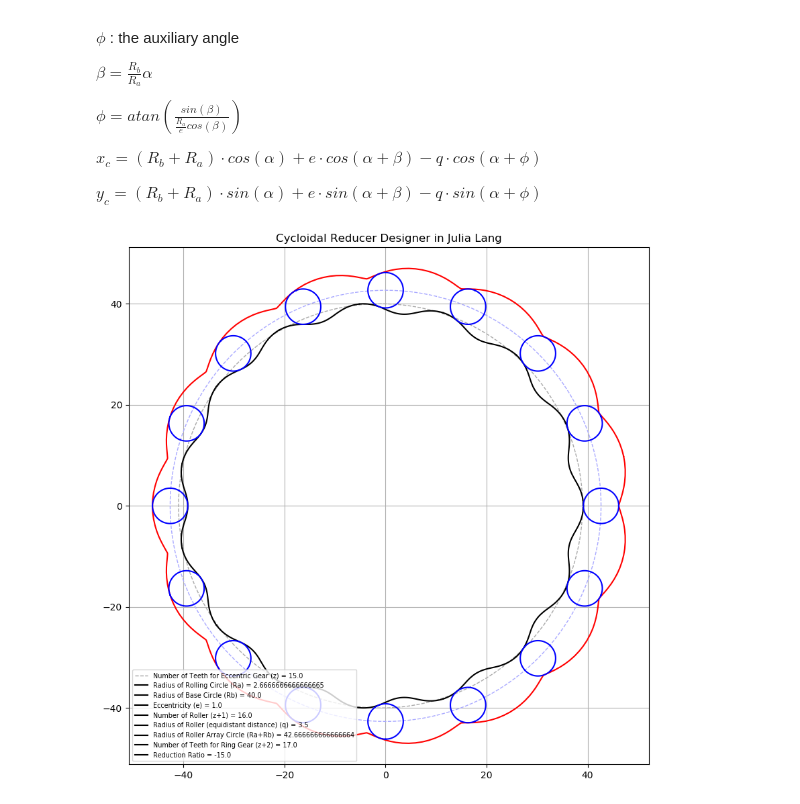
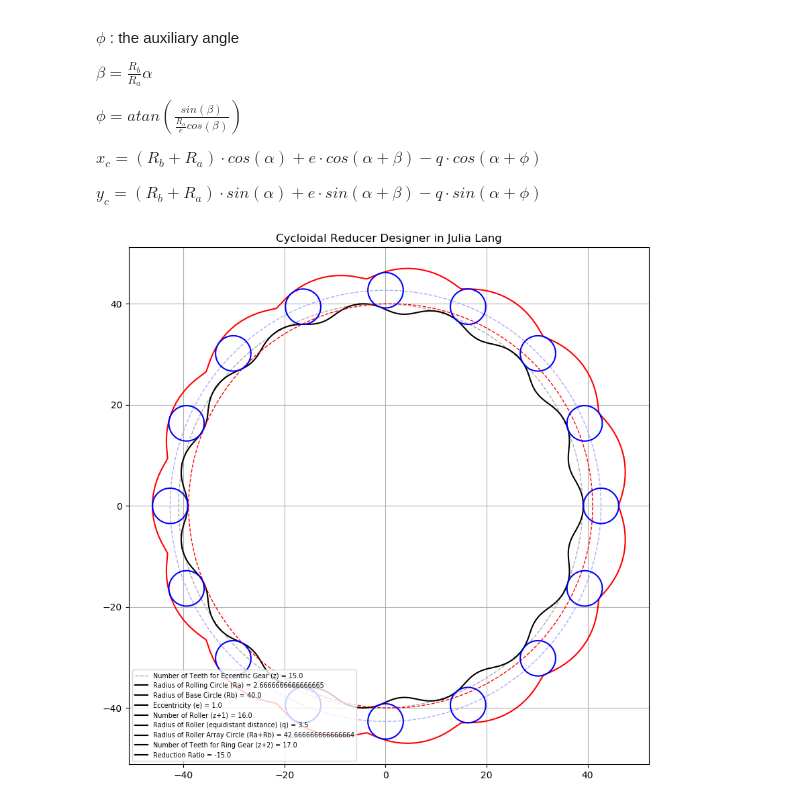
Before and after one commit to dymaxionkim/CRD, a Jupyter notebook: CRD.ipynb, the cells around one changed output. Cells and saved outputs as stored; diff of their text form; code cells hidden in the pictures.

Commit message:
Add plot of base circle for ring gear

```diff
--- a/CRD.ipynb
+++ b/CRD.ipynb
@@ -106,6 +106,7 @@ for i=1:floor(Int64,z)
     plot(Xc2.-e, Yc2, color="#000000", linewidth="1.5")
 end
 # Ring Gear
+plot( Rb.*cos.(alpha).+e, Rb.*sin.(alpha), color="#ff0000", linewidth="1", linestyle="--" )
 plot(XcR2, YcR2, color="#ff0000", linewidth="1.5")
 # Rollers
 plot( (Rb+Ra).*cos.(alpha), (Rb+Ra).*sin.(alpha), color="#aaaaff", linewidth="1", linestyle="--" )
@@ -189,31 +190,31 @@ for i=1:floor(Int64,z)
     for j=1:floor(Int64,length(Xc))
         temp_Xc = Xc.*cos(i*thetaE).-Yc.*sin(i*thetaE);
         temp_Yc = Xc.*sin(i*thetaE).+Yc.*cos(i*thetaE);
         println(fileout, temp_Xc[j].-e,",",temp_Yc[j],",0.0")
     end
 end
 close(fileout)
 
 ##############################################################################################
 ## Save case_ring_gear.csv
 fileout = open("case_ring_gear.csv", "w")
 for i=1:floor(Int64,length(XcR2))
     println(fileout, XcR2[i],",",YcR2[i],",0.0")
 end
 close(fileout)
 
 ##############################################################################################
 ## Save case_spec.csv
 fileout = open("case_spec.csv", "w")
 println(fileout, "Number of Teeth for Eccentric Gear (z),",z)
 println(fileout, "Radius of Rolling Circle (Ra),",Ra)
 println(fileout, "Radius of Base Circle (Rb),",Rb)
 println(fileout, "Eccentricity (e),",e)
 println(fileout, "Number of Roller (z+1) =,",(z+1))
 println(fileout, "Radius of Roller (equidistant distance) (q),",q)
 println(fileout, "Radius of Roller Array Circle (Ra+Rb), ", (Ra+Rb))
 println(fileout, "Number of Teeth for Ring Gear (z+2), ", (z+2))
 println(fileout, "Reduction Ratio,",(z/(-1)))
 close(fileout)
 # %% [output]
-[figure, old version]
+[figure, new version]
```
Also changed, not shown: 2 other files.
